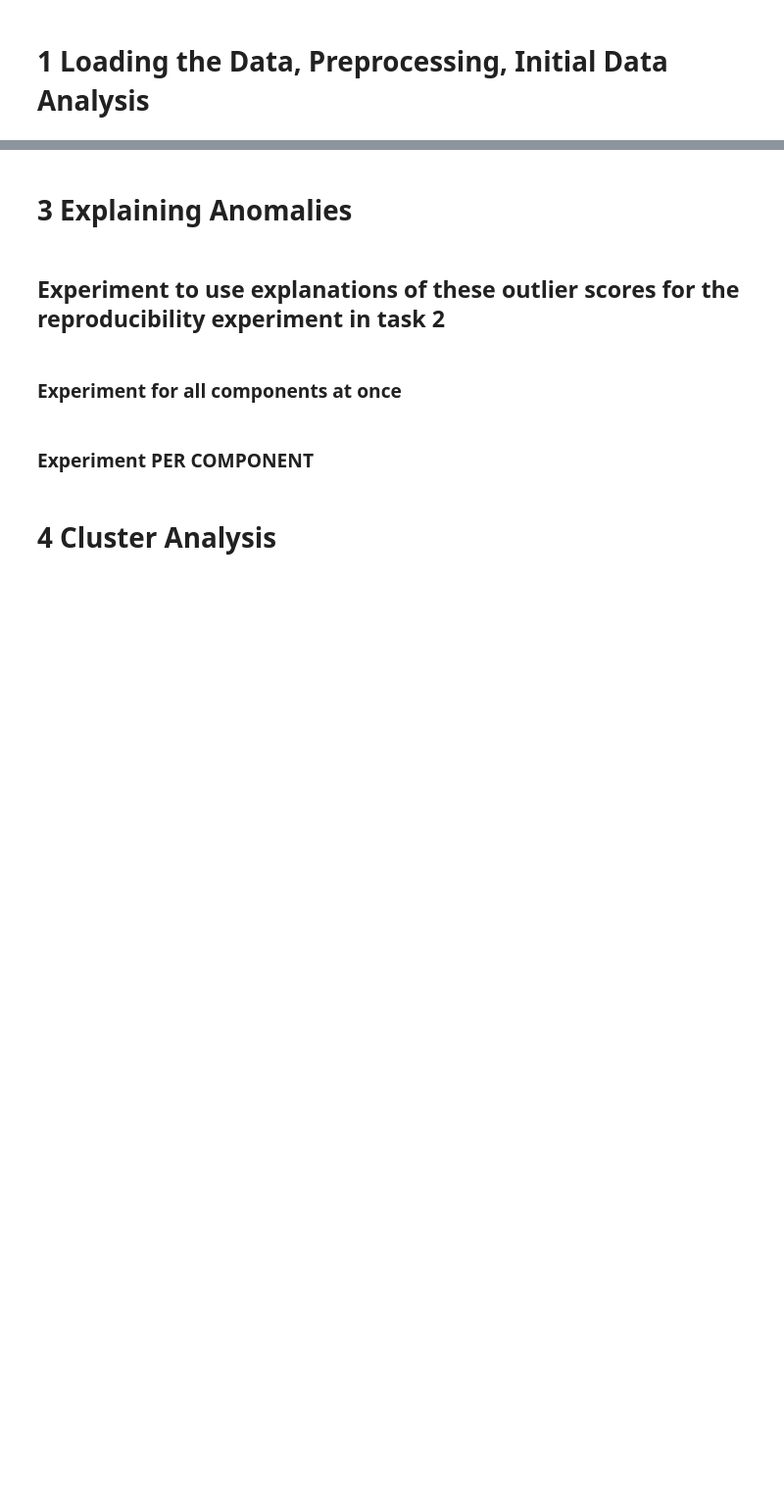
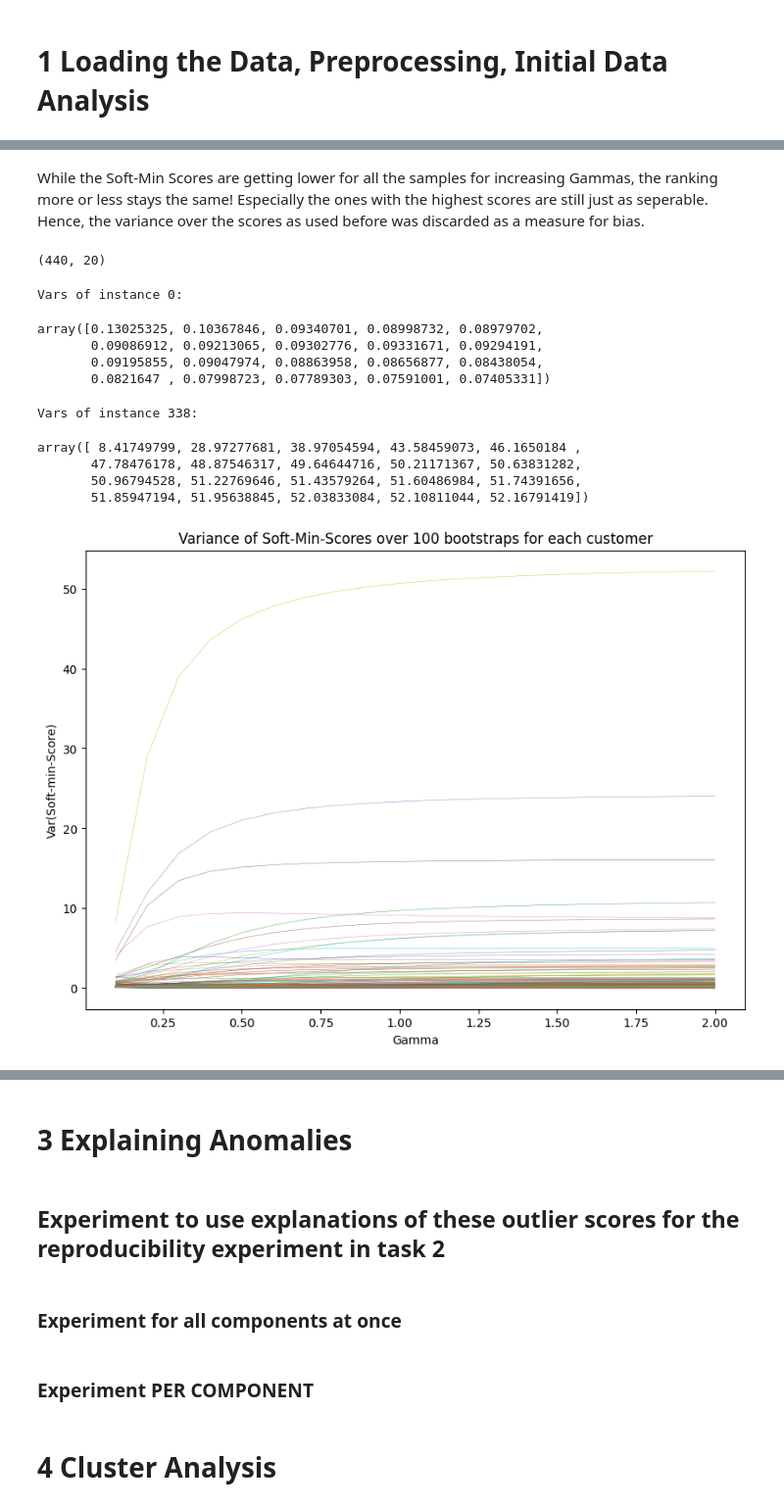
Before and after one commit to jascha-je/LabML4DS, a Jupyter notebook: p1/p1_final_ISJ.ipynb, the cells around one changed output, grey strips where cells are left out. Shown at 98% size. Cells and saved outputs as stored; diff of their text form; code cells hidden in the pictures; blank space fills up the shorter version.

```diff
--- a/p1/p1_final_ISJ.ipynb
+++ b/p1/p1_final_ISJ.ipynb
@@ -343,0 +328,36 @@ sns.scatterplot(x = np.mean(spread, axis=0), y=np.var(avg_score_diff, axis=0), h
+# %% [markdown]
+While the Soft-Min Scores are getting lower for all the samples for increasing Gammas, the ranking more or less stays the same! Especially the ones with the highest scores are still just as seperable. Hence, the variance over the scores as used before was discarded as a measure for bias.
+# %%
+# calculate the spread over bootstrap dimension aka within sample variance
+spread = np.nanvar(scores, axis=1)
+
+# Comparing inlier vs outlier
+display(spread.shape)
+print("Vars of instance 0:")
+display(spread[0])
+
+print("Vars of instance 338:")
+display(spread[338])
+
+
+# all spreads per instances
+fig = plt.figure(figsize=(10,7))
+for i in range(len(scores)):
+    plt.plot(gamma_range, spread[i], linewidth=0.3)
+    plt.xlabel("Gamma")
+    plt.ylabel("Var(Soft-min-Score)")
+    plt.title(f"Variance of Soft-Min-Scores over {N_BOOTSTRAP} bootstraps for each customer")
+plt.show()
+# %% [output]
+(440, 20)
+Vars of instance 0:
+array([0.13025325, 0.10367846, 0.09340701, 0.08998732, 0.08979702,
+       0.09086912, 0.09213065, 0.09302776, 0.09331671, 0.09294191,
+       0.09195855, 0.09047974, 0.08863958, 0.08656877, 0.08438054,
+       0.0821647 , 0.07998723, 0.07789303, 0.07591001, 0.07405331])
+Vars of instance 338:
+array([ 8.41749799, 28.97277681, 38.97054594, 43.58459073, 46.1650184 ,
+       47.78476178, 48.87546317, 49.64644716, 50.21171367, 50.63831282,
+       50.96794528, 51.22769646, 51.43579264, 51.60486984, 51.74391656,
+       51.85947194, 51.95638845, 52.03833084, 52.10811044, 52.16791419])
+[figure, added]
```
Also changed, not shown: parts of 84 cells of this notebook, 1 other file.
